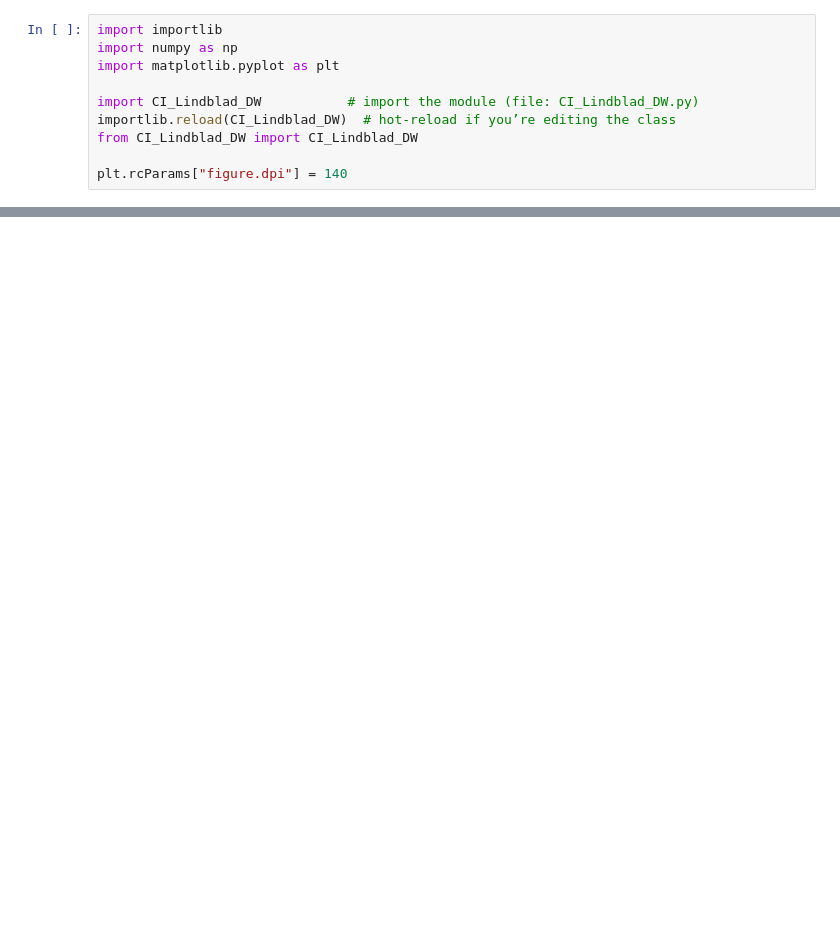
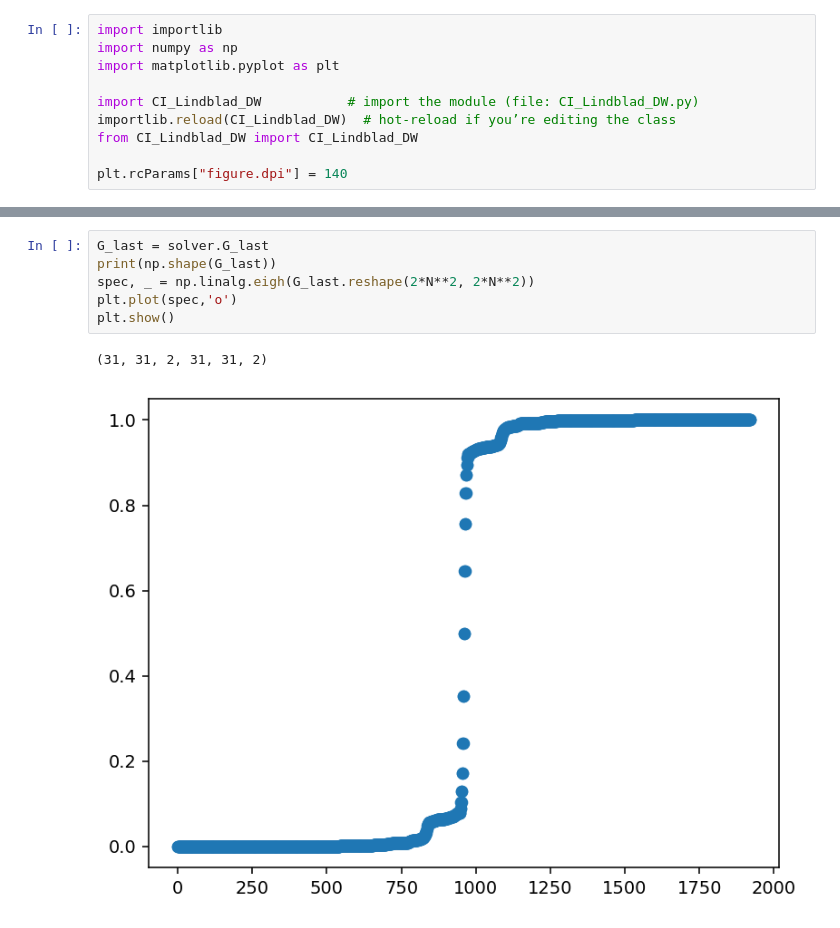
Before and after one commit to AsadullahBhuiyan/Fermionic_Lindbladian, a Jupyter notebook: domain_wall_testing.ipynb, the cells around one changed output, grey strips where cells are left out. Cells and saved outputs as stored; diff of their text form; blank space fills up the shorter version.

```diff
--- a/domain_wall_testing.ipynb
+++ b/domain_wall_testing.ipynb
@@ -25,3 +28,12 @@ KeyboardInterrupt:
+# %%
+G_last = solver.G_last
+print(np.shape(G_last))
+spec, _ = np.linalg.eigh(G_last.reshape(2*N**2, 2*N**2))
+plt.plot(spec,'o')
+plt.show()
+# %% [output]
+(31, 31, 2, 31, 31, 2)
+[figure, added]
 # %%
 # Domain‑wall CI, decoherence OFF: Chern Marker and Correlations functions
 N = 31
```
Also changed, not shown: parts of 2 cells of this notebook, 15 other files.
